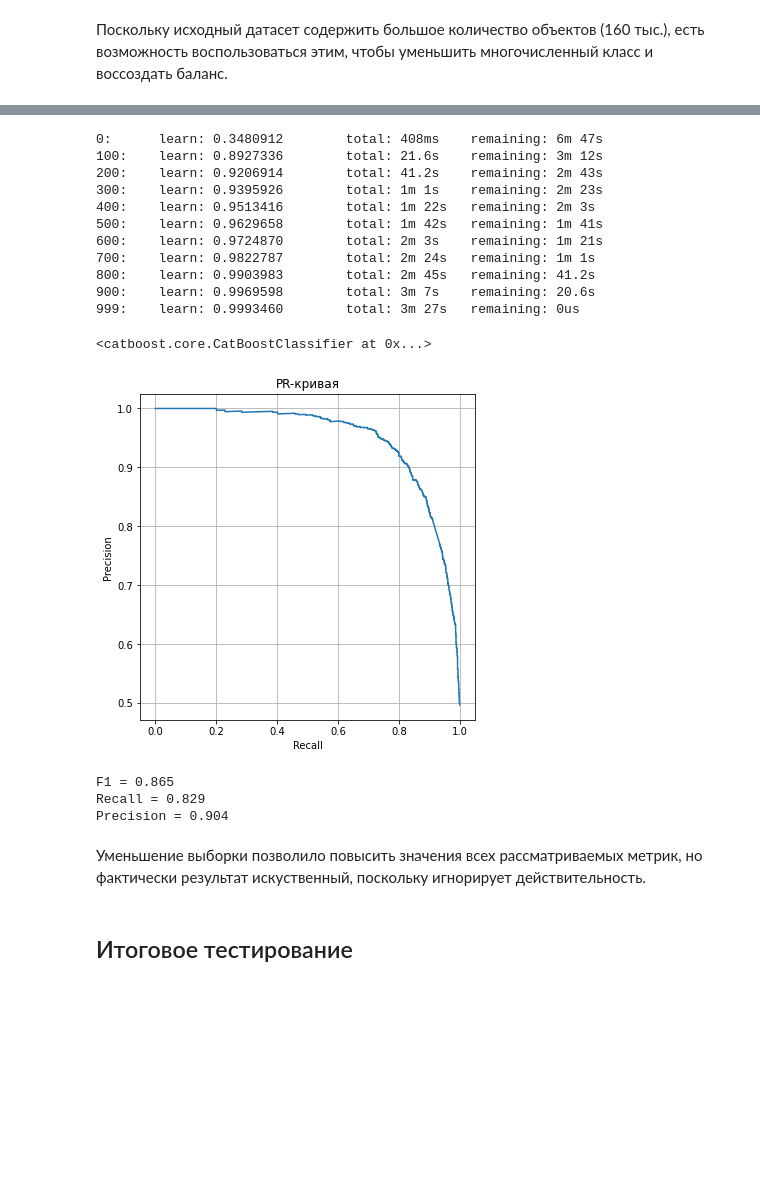
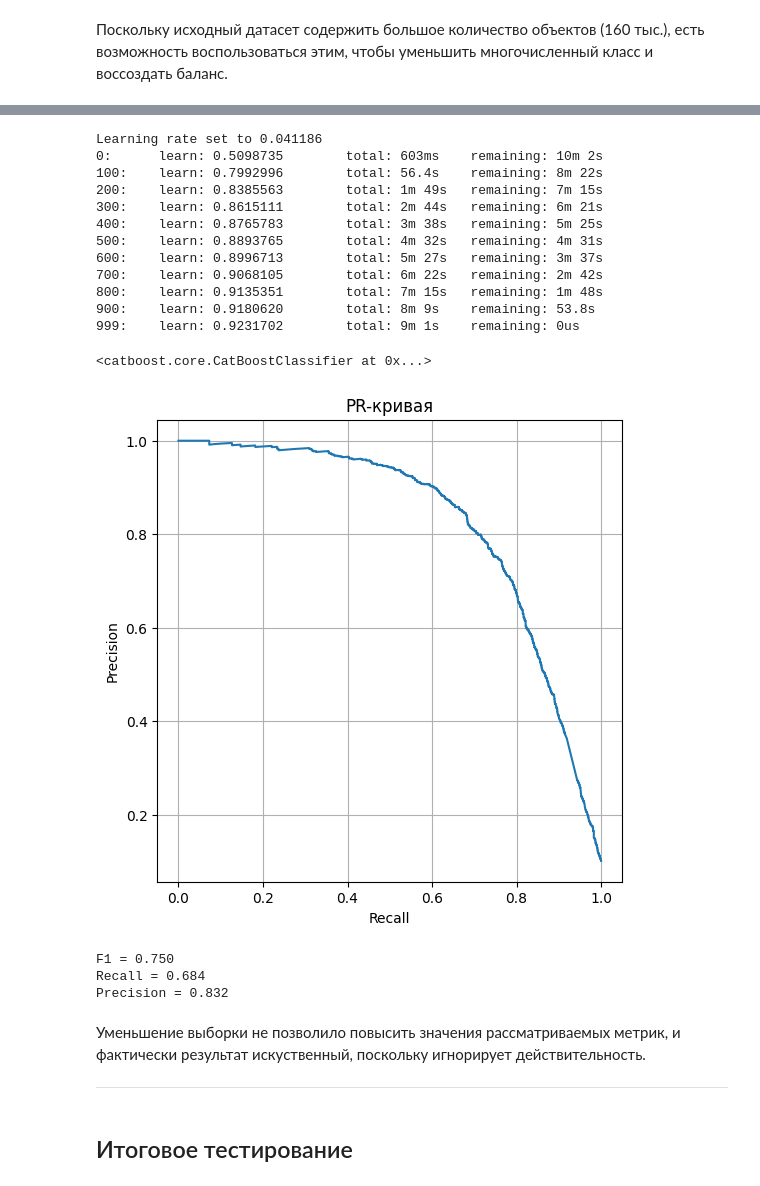
Before and after one commit to Danspers/13.Toxic-comments, a Jupyter notebook: Toxic_comments_detection.ipynb, the cells around one changed output, grey strips where cells are left out. Drawn from its saved outputs; the diff is of its cells as text; code cells hidden in the pictures; blank space fills up the shorter version.

```diff
--- a/Toxic_comments_detection.ipynb
+++ b/Toxic_comments_detection.ipynb
@@ -217,0 +184,4 @@ df.head(3)
+# %%
+# лематизация текста
+tqdm.pandas()
+df['lemm_text'] = df['text'].progress_apply(lemm_clear_text)
@@ -292,7 +252,8 @@ print('Количество признаков:', X_train_tfidf.shape[1])
 ### LogisticRegression
 # %%
 # объявление модели Логистической регрессии и её гиперпар.
-LogRer_tfidf = LogisticRegression(solver = 'sag',
+LogRer_tfidf = LogisticRegression(C = 11.5,
+                                  solver = 'sag',
                                   random_state = RANDOM_STATE)
 # %%
 # тестирование TF-IDF на Logistic Regression
@@ -327,7 +288,7 @@ Precision = 0.930
 CatBoost_tfidf = CatBoostClassifier(verbose = 100, # шаг вывода информации о процессе обучения
                                     task_type = 'CPU', # среда работы модели
                                     max_depth = 3, # макс. глубина базовых моделей
-                                    learning_rate = 1, # шаг градиентного бустинга
+                                    learning_rate = 0.9, # шаг градиентного бустинга
                                     eval_metric = 'F1') # метрика оценки модели
 # %%
 # обучение CatBoost на фичах TF-IDF
@@ -792,45 +718,48 @@ Precision = 0.920
 # %%
 # обучение CatBoost на ресемплированных фичах TF-IDF
-CatBoost_tfidf.fit(X_train_ds, Y_train_ds)
+CatBoost_tfidf_sd = CatBoostClassifier(verbose = 100, eval_metric = 'F1', early_stopping_rounds = 200)
+CatBoost_tfidf_sd.fit(X_downsampled, Y_downsampled)
 # %% [output]
-0:      learn: 0.3480912        total: 408ms    remaining: 6m 47s
-100:    learn: 0.8927336        total: 21.6s    remaining: 3m 12s
-200:    learn: 0.9206914        total: 41.2s    remaining: 2m 43s
-300:    learn: 0.9395926        total: 1m 1s    remaining: 2m 23s
-400:    learn: 0.9513416        total: 1m 22s   remaining: 2m 3s
-500:    learn: 0.9629658        total: 1m 42s   remaining: 1m 41s
-600:    learn: 0.9724870        total: 2m 3s    remaining: 1m 21s
-700:    learn: 0.9822787        total: 2m 24s   remaining: 1m 1s
-800:    learn: 0.9903983        total: 2m 45s   remaining: 41.2s
-900:    learn: 0.9969598        total: 3m 7s    remaining: 20.6s
-999:    learn: 0.9993460        total: 3m 27s   remaining: 0us
+Learning rate set to 0.041186
+0:      learn: 0.5098735        total: 603ms    remaining: 10m 2s
+100:    learn: 0.7992996        total: 56.4s    remaining: 8m 22s
+200:    learn: 0.8385563        total: 1m 49s   remaining: 7m 15s
+300:    learn: 0.8615111        total: 2m 44s   remaining: 6m 21s
+400:    learn: 0.8765783        total: 3m 38s   remaining: 5m 25s
+500:    learn: 0.8893765        total: 4m 32s   remaining: 4m 31s
+600:    learn: 0.8996713        total: 5m 27s   remaining: 3m 37s
+700:    learn: 0.9068105        total: 6m 22s   remaining: 2m 42s
+800:    learn: 0.9135351        total: 7m 15s   remaining: 1m 48s
+900:    learn: 0.9180620        total: 8m 9s    remaining: 53.8s
+999:    learn: 0.9231702        total: 9m 1s    remaining: 0us
 <catboost.core.CatBoostClassifier at 0x...>
 # %%
 # тестирование TF-IDF на CatBoost (CPU) 12 minutes
-prediction_valid = CatBoost_tfidf.predict(X_valid_ds)
-proba_valid = CatBoost_tfidf.predict_proba(X_valid_ds)
-precision, recall, thresholds = precision_recall_curve(Y_valid_ds, proba_valid[:, 1])
+prediction_valid = CatBoost_tfidf.predict(X_valid_tfidf)
+proba_valid = CatBoost_tfidf.predict_proba(X_valid_tfidf)
+precision, recall, thresholds = precision_recall_curve(Y_valid_tfidf, proba_valid[:, 1])
 
 # PR-кривая
 plt.figure(figsize=(6, 6))
 plt.plot(recall, precision)
 plt.title('PR-кривая')
 plt.xlabel('Recall')
 plt.ylabel('Precision')
 plt.grid()
 plt.show()
 
 # метрики
-print('F1 = {:.3f}'.format(f1_score(Y_valid_ds, prediction_valid)))
-print('Recall = {:.3f}'.format(recall_score(Y_valid_ds, prediction_valid)))
-print('Precision = {:.3f}'.format(precision_score(Y_valid_ds, prediction_valid)))
+print('F1 = {:.3f}'.format(f1_score(Y_valid_tfidf, prediction_valid)))
+print('Recall = {:.3f}'.format(recall_score(Y_valid_tfidf, prediction_valid)))
+print('Precision = {:.3f}'.format(precision_score(Y_valid_tfidf, prediction_valid)))
 # %% [output]
-[figure, old version]
+[figure, new version]
-F1 = 0.865
-Recall = 0.829
-Precision = 0.904
+F1 = 0.750
+Recall = 0.684
+Precision = 0.832
 # %% [markdown]
-Уменьшение выборки позволило повысить значения всех рассматриваемых метрик, но фактически результат искуственный, поскольку игнорирует действительность.
+Уменьшение выборки не позволило повысить значения рассматриваемых метрик, и фактически результат искуственный, поскольку игнорирует действительность.
+___
 # %% [markdown]
 <a id='section_6'></a>
 ## Итоговое тестирование
```
Also changed, not shown: parts of 47 cells of this notebook.
